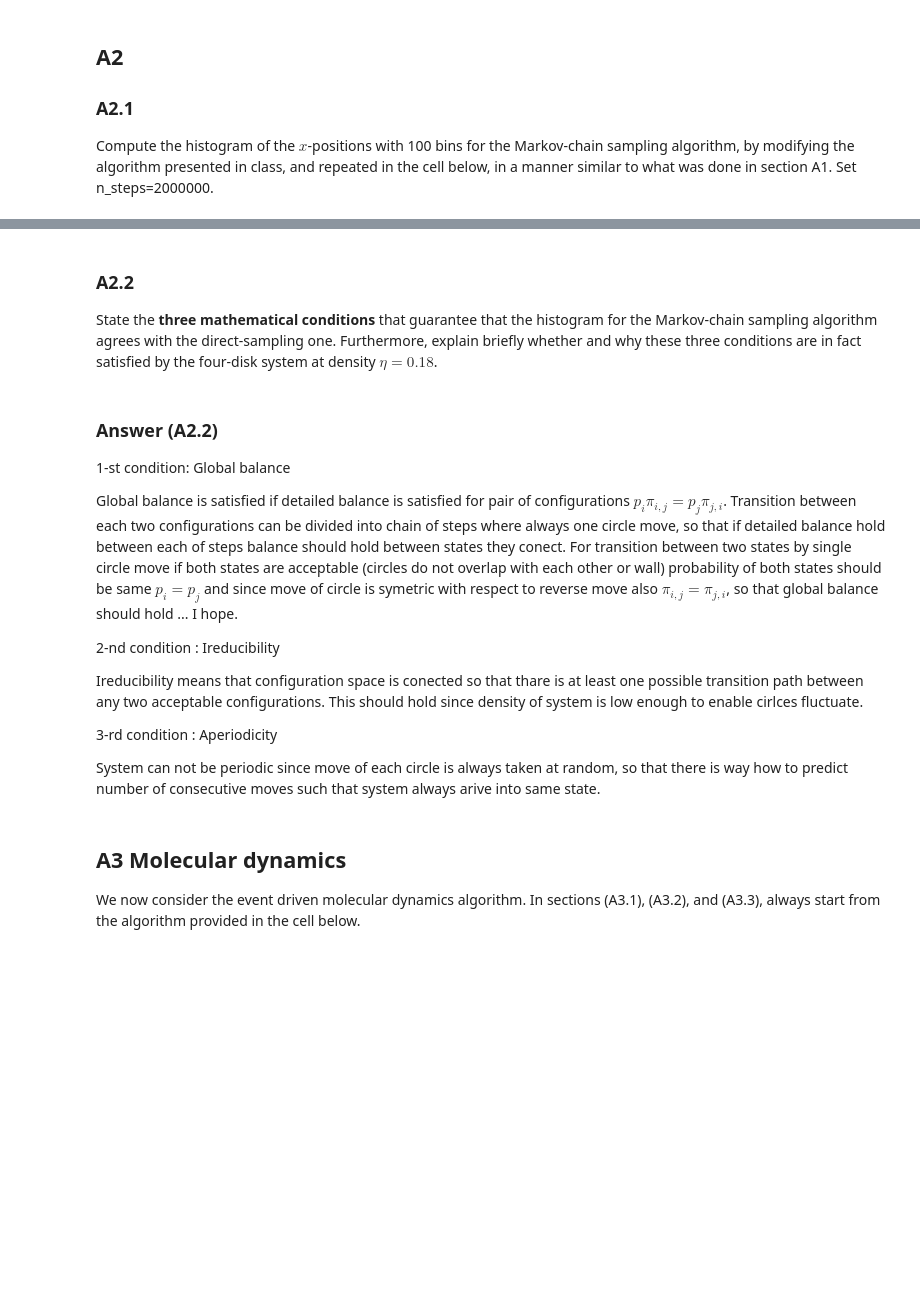
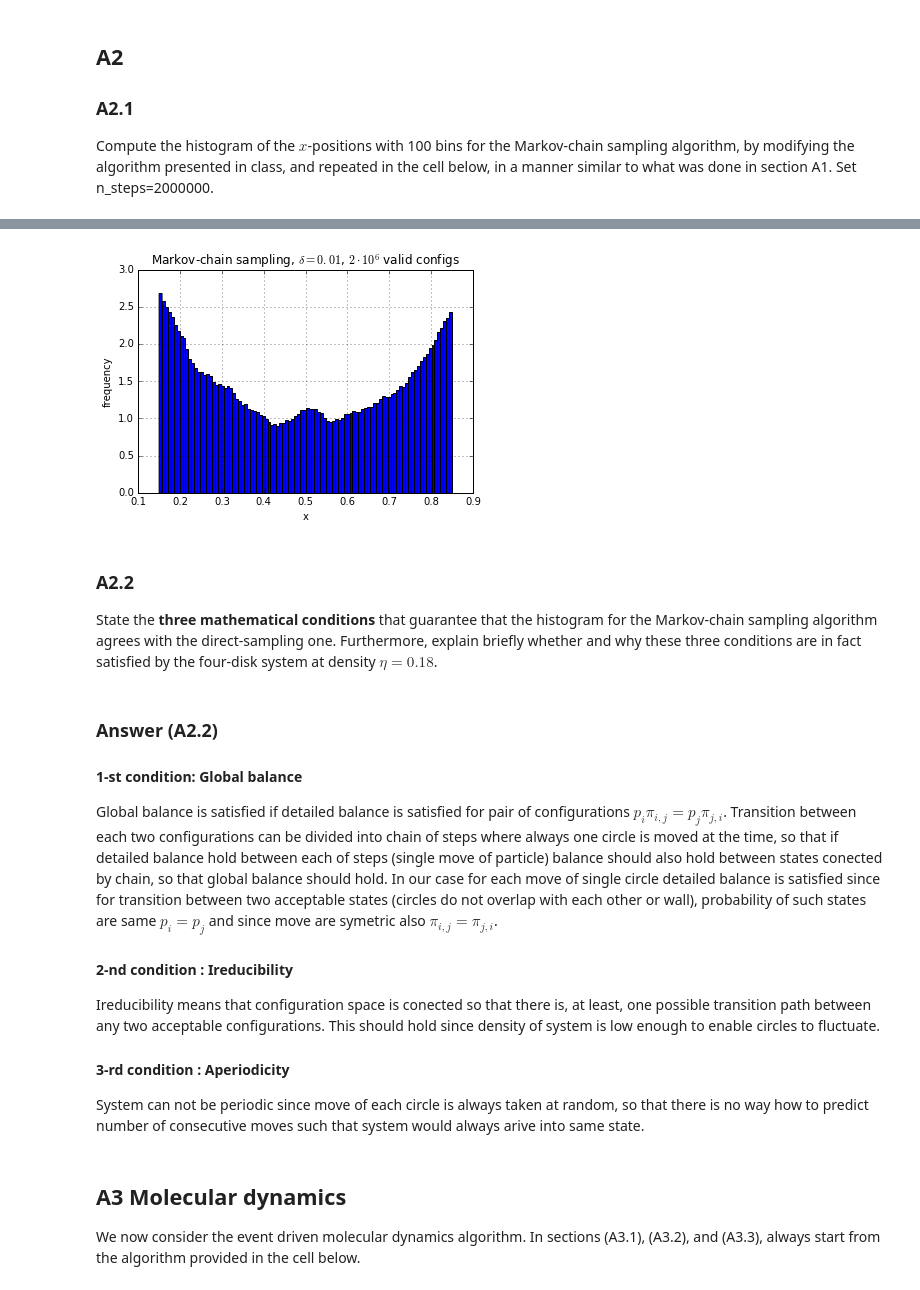
Before and after one commit to MirekJ/mirekJ_7110_v2, a Jupyter notebook: Homework/HW2.ipynb, the cells around one changed output, grey strips where cells are left out. Cells and saved outputs as stored; diff of their text form; code cells hidden in the pictures; blank space fills up the shorter version.

```diff
--- a/Homework/HW2.ipynb
+++ b/Homework/HW2.ipynb
@@ -90,3 +99,13 @@ pylab.show()
+# %%
+pylab.hist(histo_data_001, bins=100, normed=True)
+pylab.xlabel('x')
+pylab.ylabel('frequency')
+pylab.title(r'Markov-chain sampling, $\delta = 0.01$, $2 \cdot 10^6$ valid configs')
+pylab.grid()
+pylab.savefig('markov_chain_histo_d_001.png')
+pylab.show()
+# %% [output]
+[figure, added]
 # %% [markdown]
 ### A2.2
 
@@ -95,19 +114,19 @@ sampling algorithm agrees with the direct-sampling one. Furthermore, explain bri
 and why these three conditions are in fact satisfied by the four-disk system at density $\eta = 0.18$.
 # %% [markdown]
 ### Answer (A2.2)
-1-st condition: Global balance
+#### 1-st condition: Global balance
 
 Global balance is satisfied if detailed balance is satisfied for pair of configurations $p_i \pi_{i,j}=p_j \pi_{j,i}$.
-Transition between each two configurations can be divided into chain of steps where always one circle move, so that if detailed balance hold between each of steps balance should hold between states they conect.
-For transition between two states by single circle move if both states are acceptable (circles do not overlap with each other or wall) probability of both states should be same $p_i=p_j$ and since move of circle is symetric with respect to reverse move also $\pi_{i,j} = \pi_{j,i}$, so that global balance should hold ... I hope.
+Transition between each two configurations can be divided into chain of steps where always one circle is moved at the time, so that if detailed balance hold between each of steps (single move of particle) balance should also hold between states conected by chain, so that global balance should hold.
+In our case for each move of single circle detailed balance is satisfied since for transition between two acceptable states (circles do not overlap with each other or wall), probability of such states are same $p_i=p_j$ and since move are symetric also $\pi_{i,j} = \pi_{j,i}$.
 
-2-nd condition : Ireducibility
+#### 2-nd condition : Ireducibility
 
-Ireducibility means that configuration space is conected so that thare is at least one possible transition path between any two acceptable configurations. This should hold since density of system is low enough to enable cirlces fluctuate.
+Ireducibility means that configuration space is conected so that there is, at least, one possible transition path between any two acceptable configurations. This should hold since density of system is low enough to enable circles to fluctuate.
 
-3-rd condition : Aperiodicity
+#### 3-rd condition : Aperiodicity
 
-System can not be periodic since move of each circle is always taken at random, so that there is way how to predict number of consecutive moves such that system always arive into same state.
+System can not be periodic since move of each circle is always taken at random, so that there is no way how to predict number of consecutive moves such that system would always arive into same state.
 # %% [markdown]
 ## A3 Molecular dynamics
 
```
Also changed, not shown: parts of 21 cells of this notebook.
